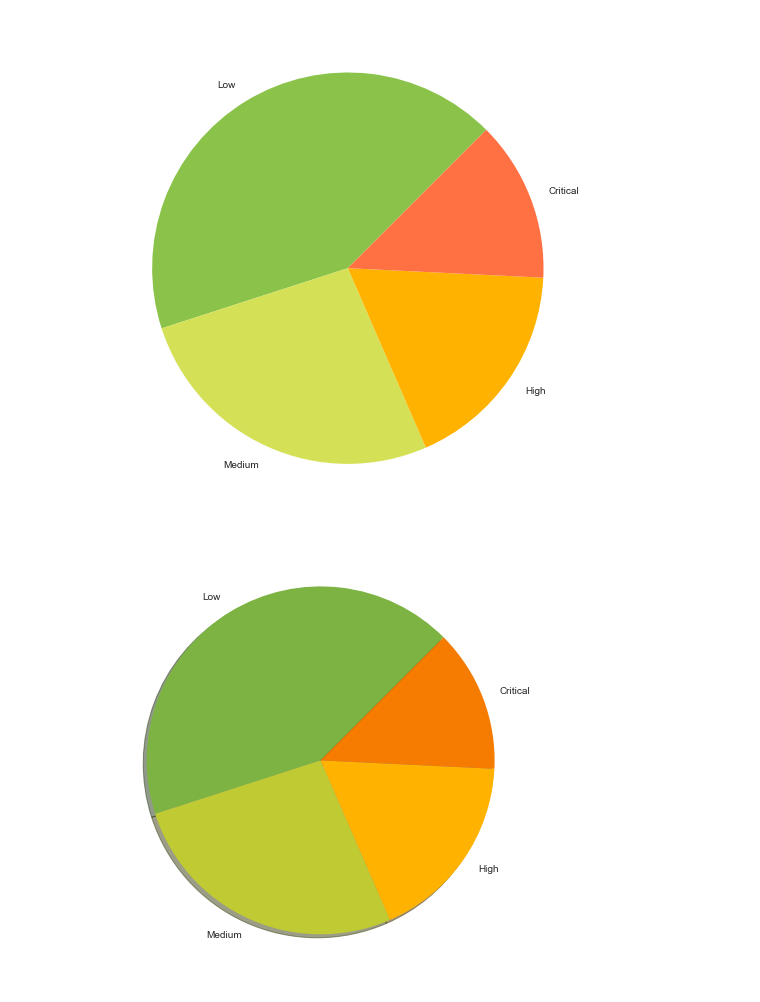
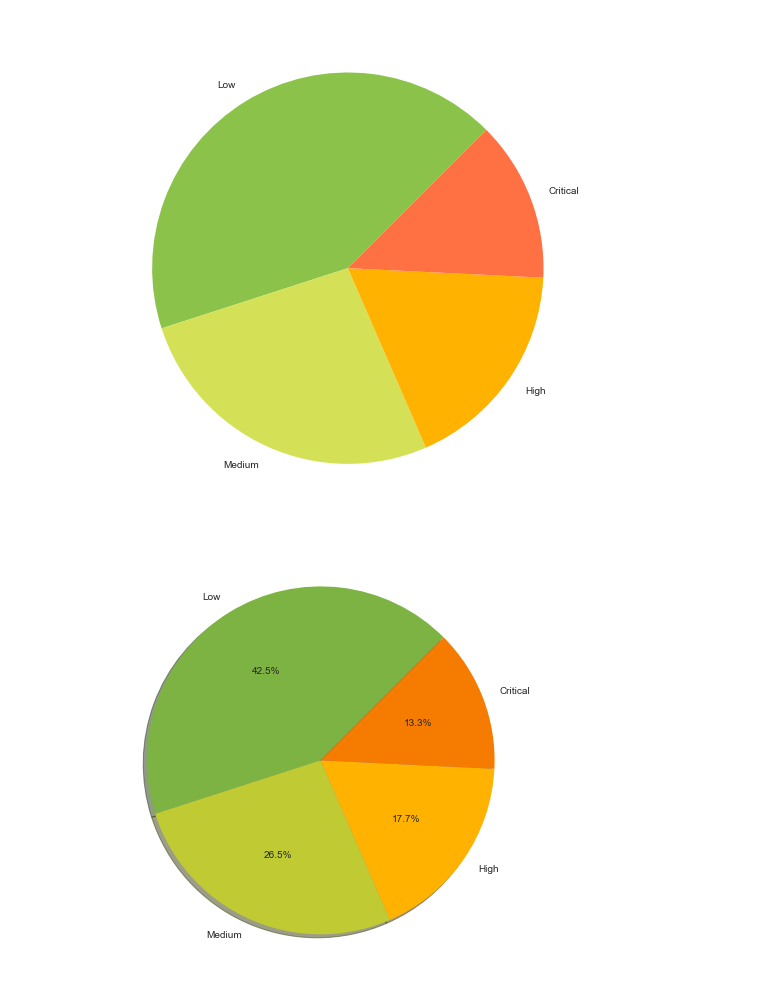
Before and after one commit to uannabi/MatPlotLibGraph, a Jupyter notebook: ScatterGraph.ipynb, the cells around one changed output. Saved outputs shown, nothing was run; the diff lists cells and outputs as text; code cells hidden in the pictures.

```diff
--- a/ScatterGraph.ipynb
+++ b/ScatterGraph.ipynb
@@ -97,10 +97,10 @@ plt.pie(area,labels=labels, colors=colors, startangle=45)
 # %%
 # Display percentage in Pie Chart using autopct='%1.1f%%'
 plt.figure(figsize=(8,8))
 area = [48 , 30 , 20 , 15]
 labels = ['Low' , 'Medium' , 'High' , 'Critical']
 colors = ['#7CB342','#C0CA33','#FFB300','#F57C00']
-plt.pie (area , labels= labels , colors= colors , startangle=45 , shadow='true')
+plt.pie (area , labels= labels , colors= colors , startangle=45 , shadow='true',autopct='%1.1f%%')
 plt.show()
 # %% [output]
-[figure, old version]
+[figure, new version]
```
Also changed, not shown: parts of 1 cell of this notebook.
